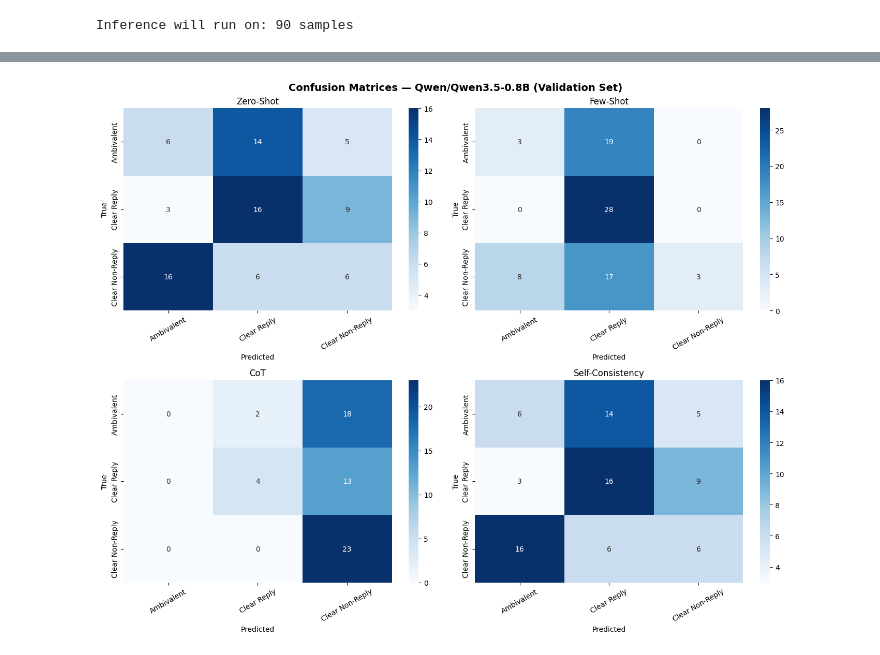
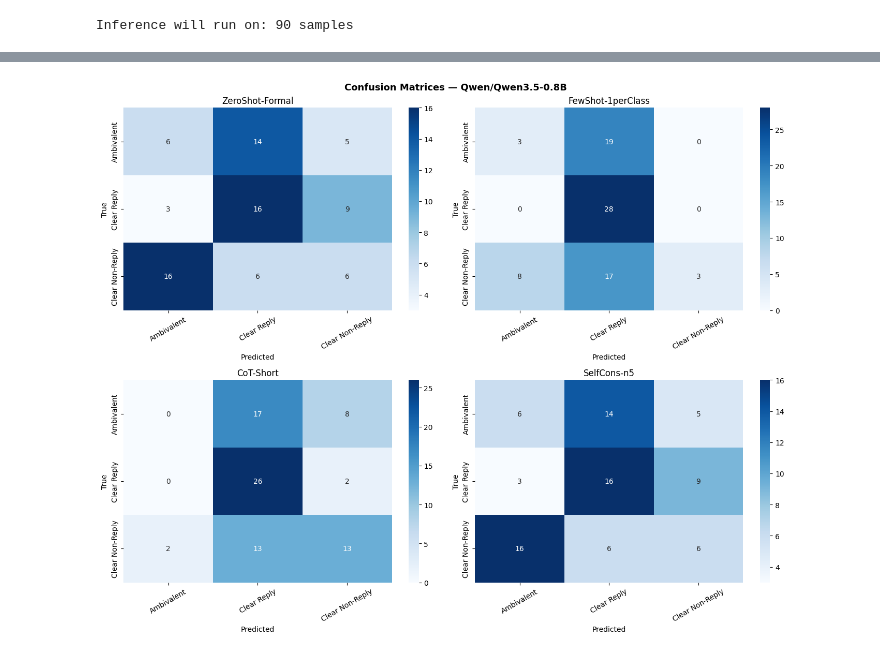
Before and after one commit to icyaria/deep-learning, a Jupyter notebook: qwen-qwen3-5-0-8b.ipynb, the cells around one changed output, grey strips where cells are left out. Cells and saved outputs as stored; diff of their text form; code cells hidden in the pictures.

Commit message:
Kaggle Notebook | Qwen/Qwen3.5-0.8B | fix error - all tests

```diff
--- a/qwen-qwen3-5-0-8b.ipynb
+++ b/qwen-qwen3-5-0-8b.ipynb
@@ -662,0 +804,26 @@ Self-Consistency (n=5)  0.345679  0.330000     0.333333         0.328148      0.
+# %%
+# Cell 15: Per-class F1 heatmap
+
+report_data = {}
+for exp_name, df_res in all_results.items():
+    valid = df_res[df_res["predicted_label"] != "Unknown"]
+    if len(valid) == 0:
+        continue
+    rep = classification_report(
+        valid["label"], valid["predicted_label"],
+        target_names=LABELS, output_dict=True, zero_division=0
+    )
+    report_data[exp_name] = {lbl: rep[lbl]["f1-score"] for lbl in LABELS}
+
+heatmap_df = pd.DataFrame(report_data).T
+heatmap_df = heatmap_df.reindex(master_df.index)
+
+fig, ax = plt.subplots(figsize=(10, 9))
+sns.heatmap(heatmap_df, annot=True, fmt=".3f", cmap="YlOrRd",
+            vmin=0, vmax=1, ax=ax, linewidths=0.5)
+ax.set_title(f"Per-class F1 by Experiment\n{MODEL_NAME}")
+ax.set_xlabel("Class")
+ax.set_ylabel("Experiment")
+plt.tight_layout()
+plt.savefig(f"{NOTEBOOK_ID}_perclass_f1_heatmap.png", dpi=150)
+plt.show()
@@ -663,15 +832,17 @@ Self-Consistency (n=5)  0.345679  0.330000     0.333333         0.328148      0.
 # %%
-# Cell 16: Confusion matrices side-by-side
+# Cell 16: Confusion matrices — core 4 strategies
+
+core = ["ZeroShot-Formal", "FewShot-1perClass", "CoT-Short", "SelfCons-n5"]
 fig, axes = plt.subplots(2, 2, figsize=(14, 11))
 axes = axes.flatten()
 
-for ax, (name, df_res) in zip(axes, [("Zero-Shot", val_zs), ("Few-Shot", val_fs),
-                                       ("CoT", val_cot), ("Self-Consistency", val_sc)]):
-    plot_confusion_matrix(df_res, name, ax=ax)
+for ax, exp_name in zip(axes, core):
+    if exp_name in all_results:
+        plot_confusion_matrix(all_results[exp_name], exp_name, ax)
 
-plt.suptitle(f"Confusion Matrices — {MODEL_NAME} (Validation Set)", fontsize=14, fontweight="bold")
+plt.suptitle(f"Confusion Matrices — {MODEL_NAME}", fontsize=13, fontweight="bold")
 plt.tight_layout()
-plt.savefig("confusion_matrices.png", dpi=150)
+plt.savefig(f"{NOTEBOOK_ID}_confusion_matrices.png", dpi=150)
 plt.show()
 # %% [output]
-[figure, old version]
+[figure, new version]
```
Also changed, not shown: parts of 25 cells of this notebook.
